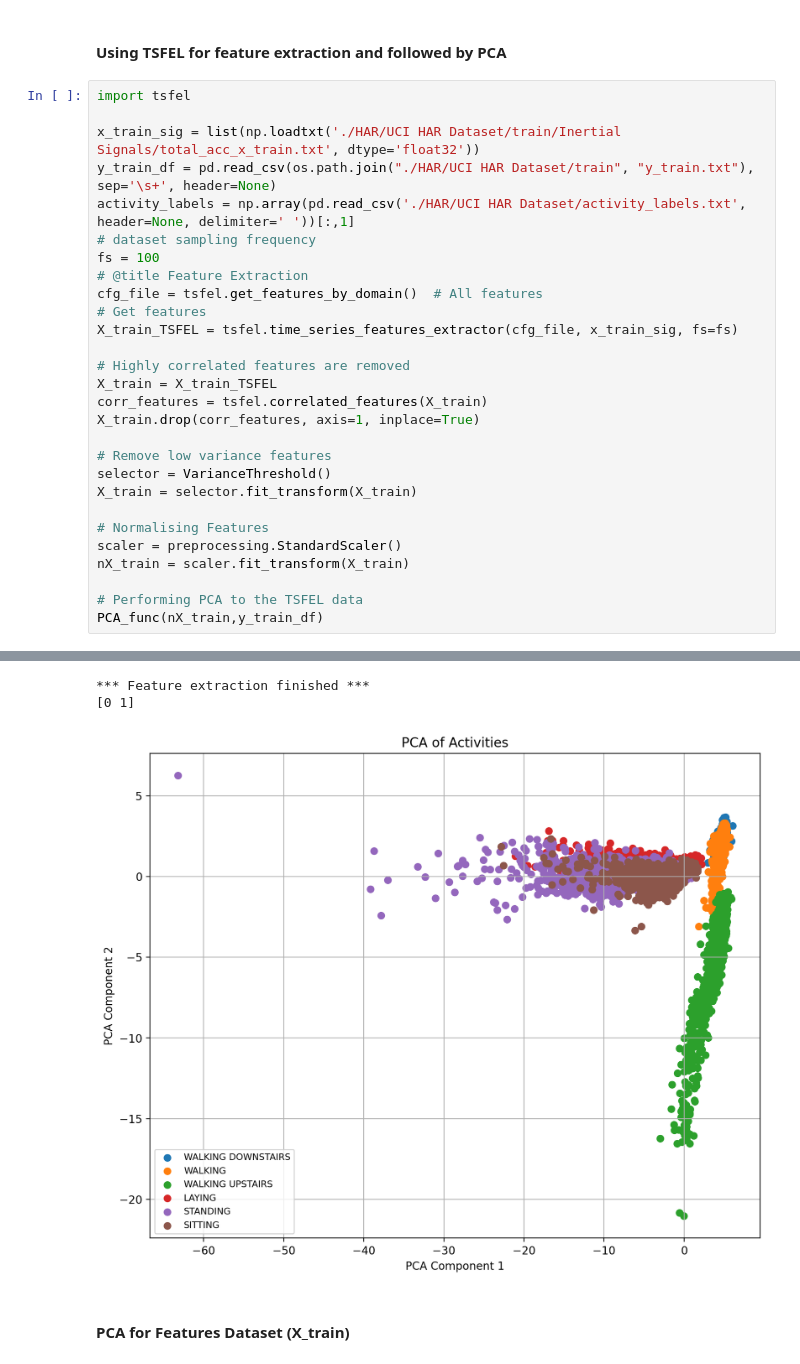
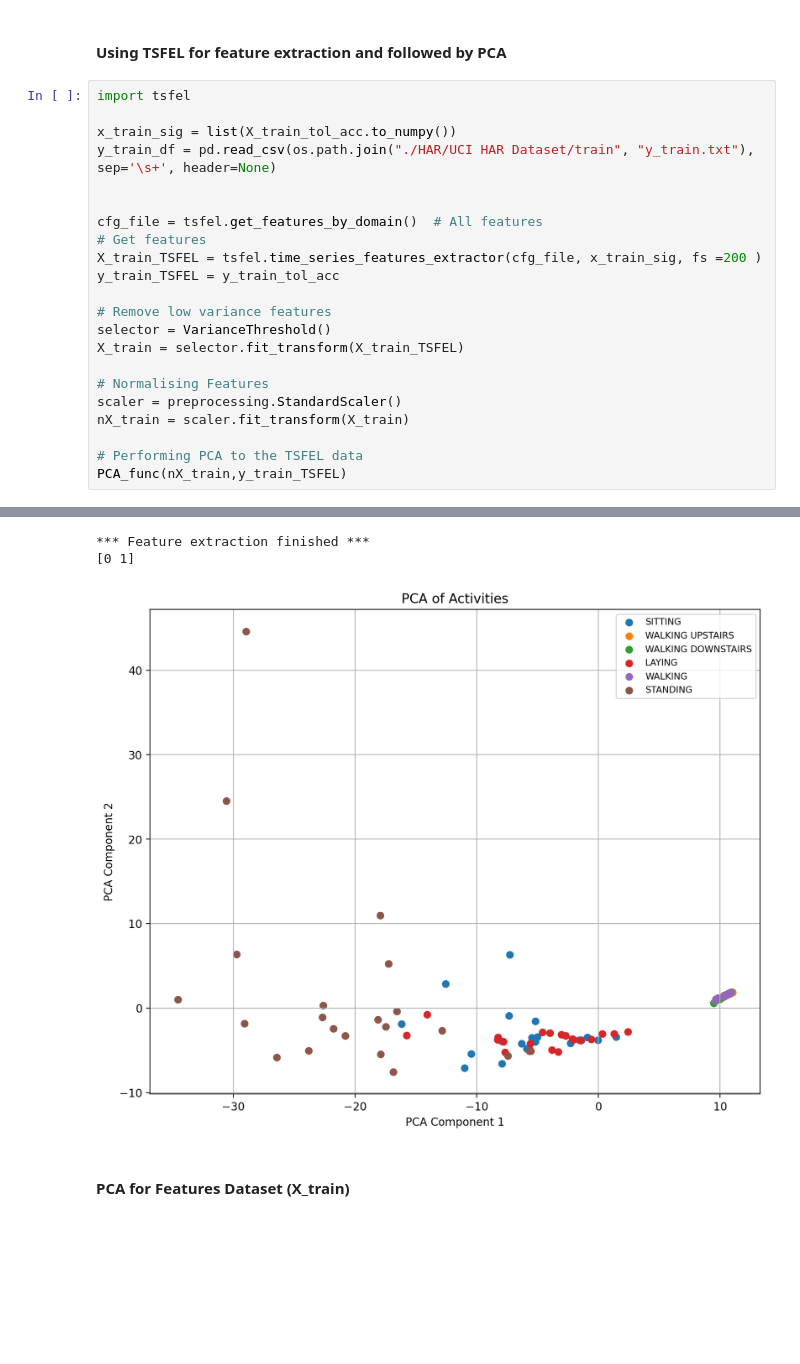
Before and after one commit to shadowscythe03/es335-24-fall-assignment-1, a Jupyter notebook: Task_1.ipynb, the cells around one changed output, grey strips where cells are left out. Saved outputs shown, nothing was run; the diff lists cells and outputs as text; blank space fills up the shorter version.

```diff
--- a/Task_1.ipynb
+++ b/Task_1.ipynb
@@ -137,31 +139,25 @@ PCA_func(X_train_tol_acc.values,y_train_tol_acc)
 # %%
 import tsfel
 
-x_train_sig = list(np.loadtxt('./HAR/UCI HAR Dataset/train/Inertial Signals/total_acc_x_train.txt', dtype='float32'))
+x_train_sig = list(X_train_tol_acc.to_numpy())
 y_train_df = pd.read_csv(os.path.join("./HAR/UCI HAR Dataset/train", "y_train.txt"), sep='\s+', header=None)
-activity_labels = np.array(pd.read_csv('./HAR/UCI HAR Dataset/activity_labels.txt', header=None, delimiter=' '))[:,1]
-# dataset sampling frequency
-fs = 100
-# @title Feature Extraction
+
+
 cfg_file = tsfel.get_features_by_domain()  # All features
 # Get features
-X_train_TSFEL = tsfel.time_series_features_extractor(cfg_file, x_train_sig, fs=fs)
-
-# Highly correlated features are removed
-X_train = X_train_TSFEL
-corr_features = tsfel.correlated_features(X_train)
-X_train.drop(corr_features, axis=1, inplace=True)
+X_train_TSFEL = tsfel.time_series_features_extractor(cfg_file, x_train_sig, fs =200 )
+y_train_TSFEL = y_train_tol_acc
 
 # Remove low variance features
 selector = VarianceThreshold()
-X_train = selector.fit_transform(X_train)
+X_train = selector.fit_transform(X_train_TSFEL)
 
 # Normalising Features
 scaler = preprocessing.StandardScaler()
 nX_train = scaler.fit_transform(X_train)
 
 # Performing PCA to the TSFEL data
-PCA_func(nX_train,y_train_df)
+PCA_func(nX_train,y_train_TSFEL)
 # %% [output]
 *** Feature extraction started ***
 Progress: 100% Complete
@@ -169,6 +165,6 @@ Progress: 100% Complete
 *** Feature extraction finished ***
 [0 1]
-[figure, old version]
+[figure, new version]
 # %% [markdown]
 #### PCA for Features Dataset (X_train)
 # %%
```
Also changed, not shown: parts of 6 cells of this notebook.
